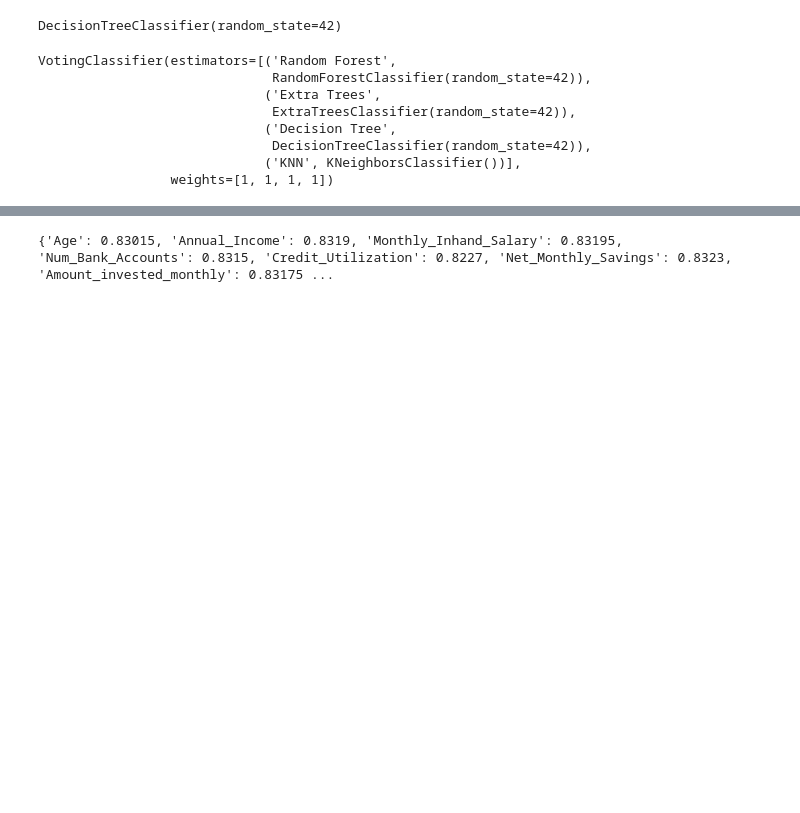
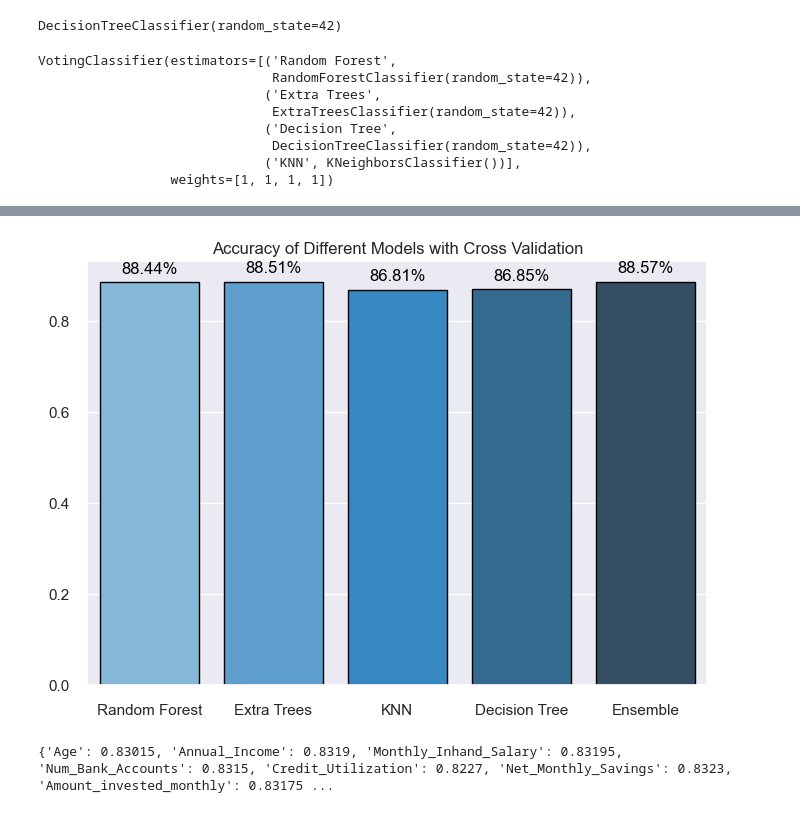
Before and after one commit to yaseen1998/AI_Orange_Course, a Jupyter notebook: Assigment_2/models_regression.ipynb, the cells around one changed output, grey strips where cells are left out. Saved outputs shown, nothing was run; the diff lists cells and outputs as text; code cells hidden in the pictures; blank space fills up the shorter version.

```diff
--- a/Assigment_2/models_regression.ipynb
+++ b/Assigment_2/models_regression.ipynb
@@ -248,3 +277,29 @@ Decision Tree Accuracy: 0.8687336073595615
+# %%
+res_plot_vol = pd.DataFrame({
+    "Random Forest": [accuracy_score(y_train_sm, cross_val_rf)],
+    "Extra Trees": [accuracy_score(y_train_sm, cross_val_et)],
+    "KNN": [accuracy_score(y_train_sm, cross_val_knn)],
+    "Decision Tree": [accuracy_score(y_train_sm, cross_val_des)],
+    "Ensemble": [accuracy_score(y_train_sm, cross_val_ensemble)]
+})
+sns.set_theme(style="darkgrid")
+sns.barplot(data=res_plot_vol, palette="Blues_d", linewidth=1, edgecolor="black", saturation=1)
+# add text to barplot
+for p in plt.gca().patches:
+    plt.gca().annotate(
+        f"{round(p.get_height() * 100, 2)}%",
+        (p.get_x() + p.get_width() / 2, p.get_height()),
+        ha="center",
+        va="center",
+        fontsize=12,
+        color="black",
+        xytext=(0, 10),
+        textcoords="offset points",
+    )
+plt.title("Accuracy of Different Models with Cross Validation")
+plt.show()
+# %% [output]
+[figure, added]
 # %%
 classifiy = {
    "Age":0.83015,
```
Also changed, not shown: parts of 6 cells of this notebook, 1 other file.
